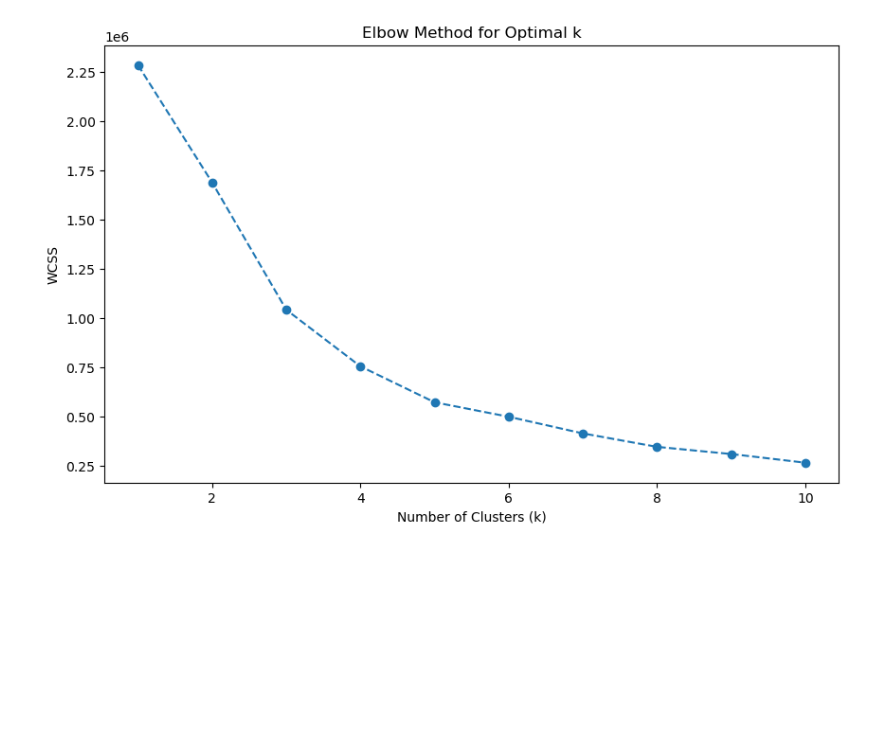
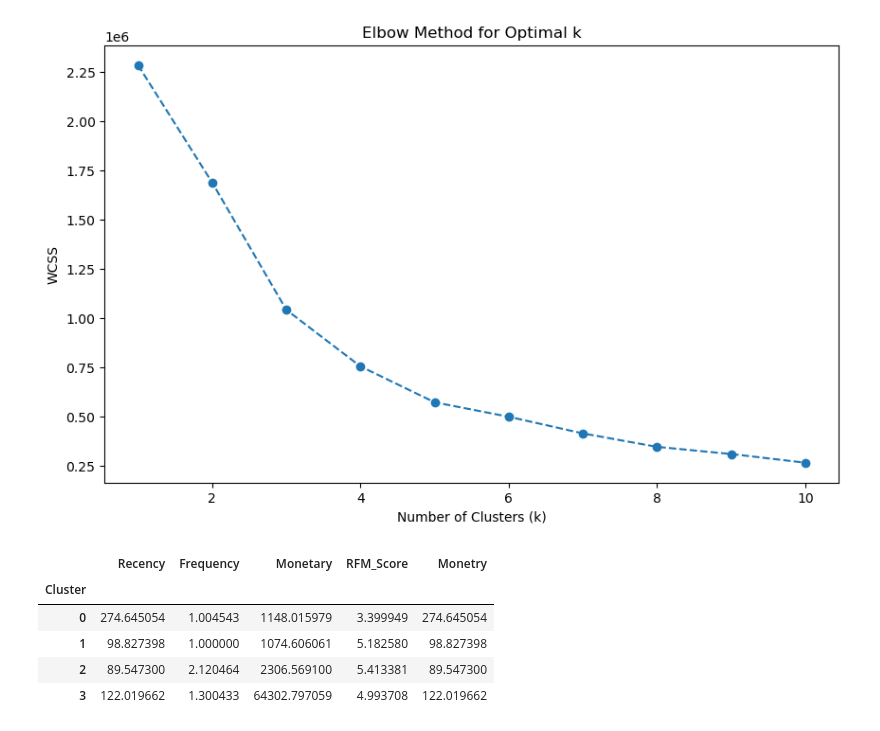
Before and after one commit to usman666/Optimising-Retail-Banking-Strategies, a Jupyter notebook: Analyis.ipynb, the cells around one changed output. Cells and saved outputs as stored; diff of their text form; code cells hidden in the pictures; blank space fills up the shorter version.

```diff
--- a/Analyis.ipynb
+++ b/Analyis.ipynb
@@ -584,2 +576,28 @@ plt.show()
 # %% [output]
 [figure]
+# %%
+# Analysis of clusters
+
+# Apply K-Means with the optimal number of clusters
+optimal_k = 4  # Replace with the value determined from the elbow method
+kmeans = KMeans(n_clusters=optimal_k, random_state=42)
+rfm['Cluster'] = kmeans.fit_predict(rfm_scaled)
+
+# Select only numeric columns for analysis
+numeric_columns = rfm.select_dtypes(include=['float64', 'int64'])  # Ensure only numeric columns are selected
+
+# Add the 'Cluster' column back to the numeric DataFrame
+numeric_columns['Cluster'] = rfm['Cluster']
+
+# Group by 'Cluster' and calculate the mean
+cluster_analysis = numeric_columns.groupby('Cluster').mean()
+
+# Display the cluster analysis
+cluster_analysis
+# %% [output]
+|  | Recency | Frequency | Monetary | RFM_Score | Monetry |
+| Cluster |  |  |  |  |  |
+| 0 | 274.645054 | 1.004543 | 1148.015979 | 3.399949 | 274.645054 |
+| 1 | 98.827398 | 1.000000 | 1074.606061 | 5.182580 | 98.827398 |
+| 2 | 89.547300 | 2.120464 | 2306.569100 | 5.413381 | 89.547300 |
+| 3 | 122.019662 | 1.300433 | 64302.797059 | 4.993708 | 122.019662 |
```
Also changed, not shown: parts of 7 cells of this notebook.
